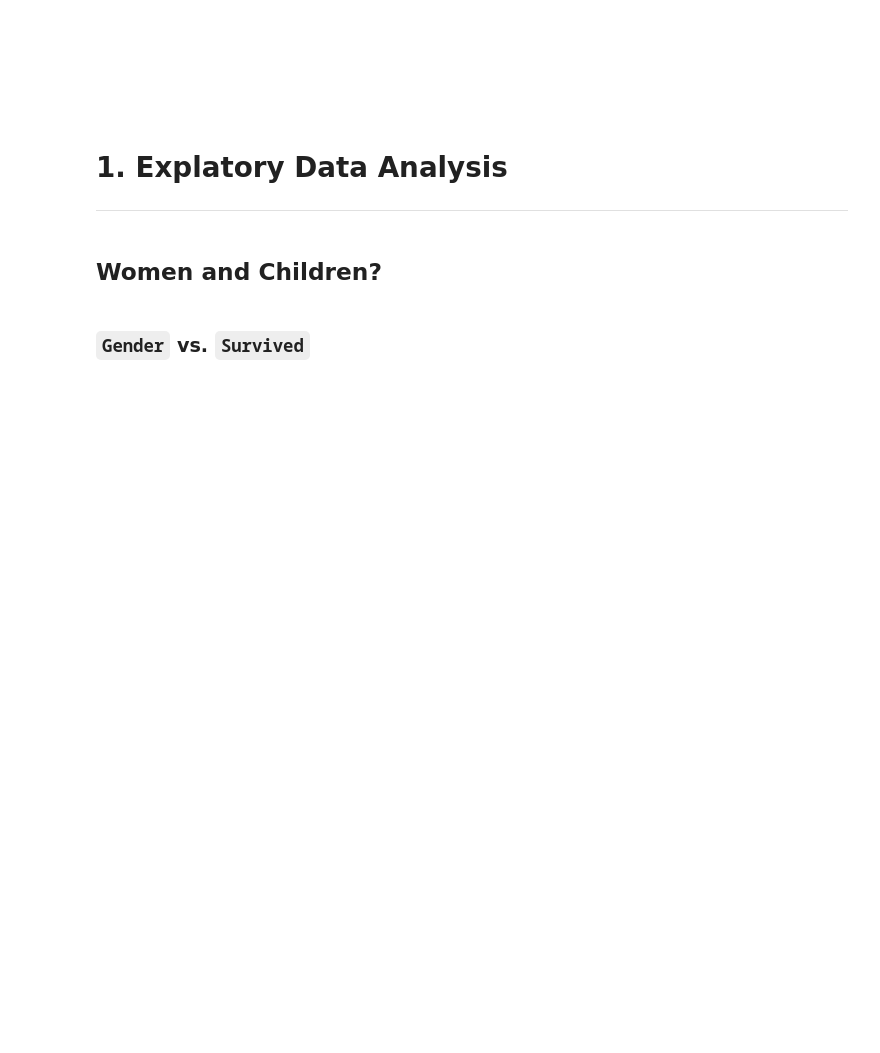
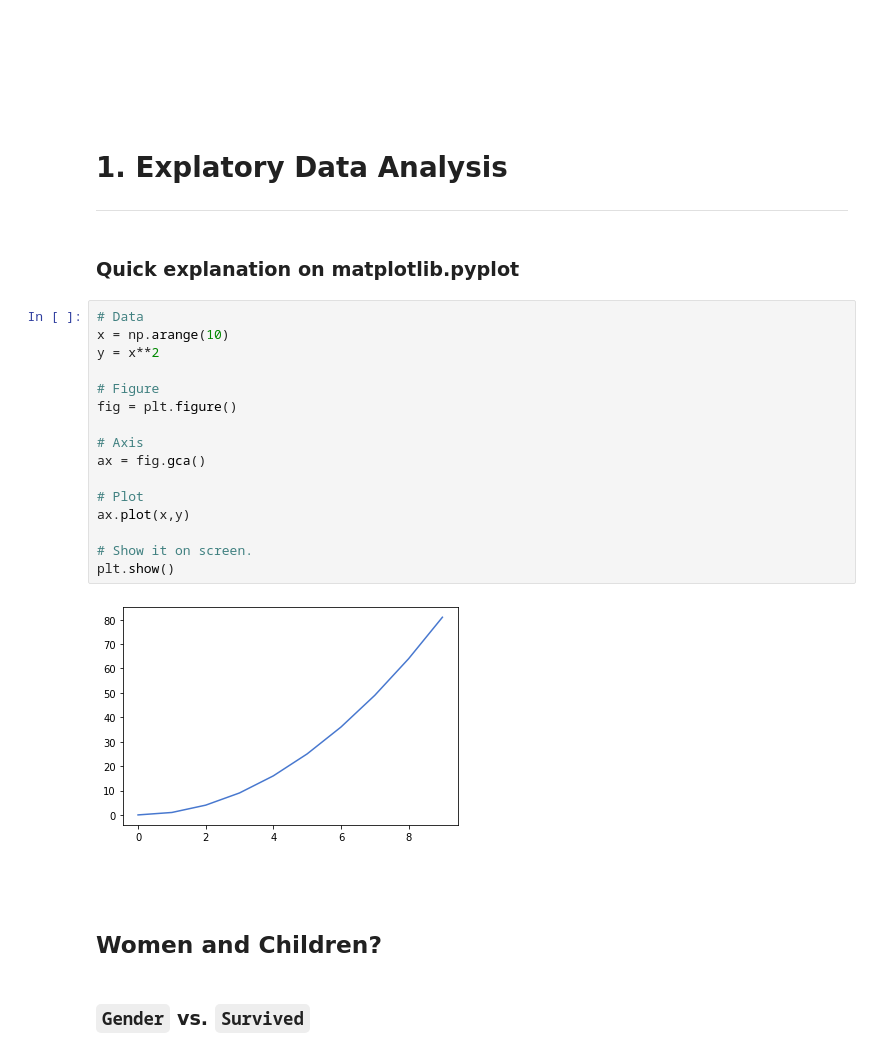
Before and after one commit to SoftStackFactory/titanic-demo, a Jupyter notebook: TitanicModel.ipynb, the cells around one changed output. Saved outputs shown, nothing was run; the diff lists cells and outputs as text; blank space fills up the shorter version.

Commit message:
added images to notebook and a few plots for better understanding of feature engineering step

```diff
--- a/TitanicModel.ipynb
+++ b/TitanicModel.ipynb
@@ -65,6 +67,28 @@ train.head()
 # %% [markdown]
 # 1. Explatory Data Analysis
 <hr>
+# %% [markdown]
+### Quick explanation on matplotlib.pyplot
+# %%
+# Data
+x = np.arange(10)
+y = x**2
+
+# Figure
+fig = plt.figure()
+
+# Axis
+ax = fig.gca()
+
+# Plot
+ax.plot(x,y)
+
+# Show it on screen.
+plt.show()
+# %% [output]
+[figure, added]
+# %% [markdown]
+<br>
 # %% [markdown]
 ## Women and Children?
 # %% [markdown]
```
Also changed, not shown: parts of 31 cells of this notebook, 4 other files.
